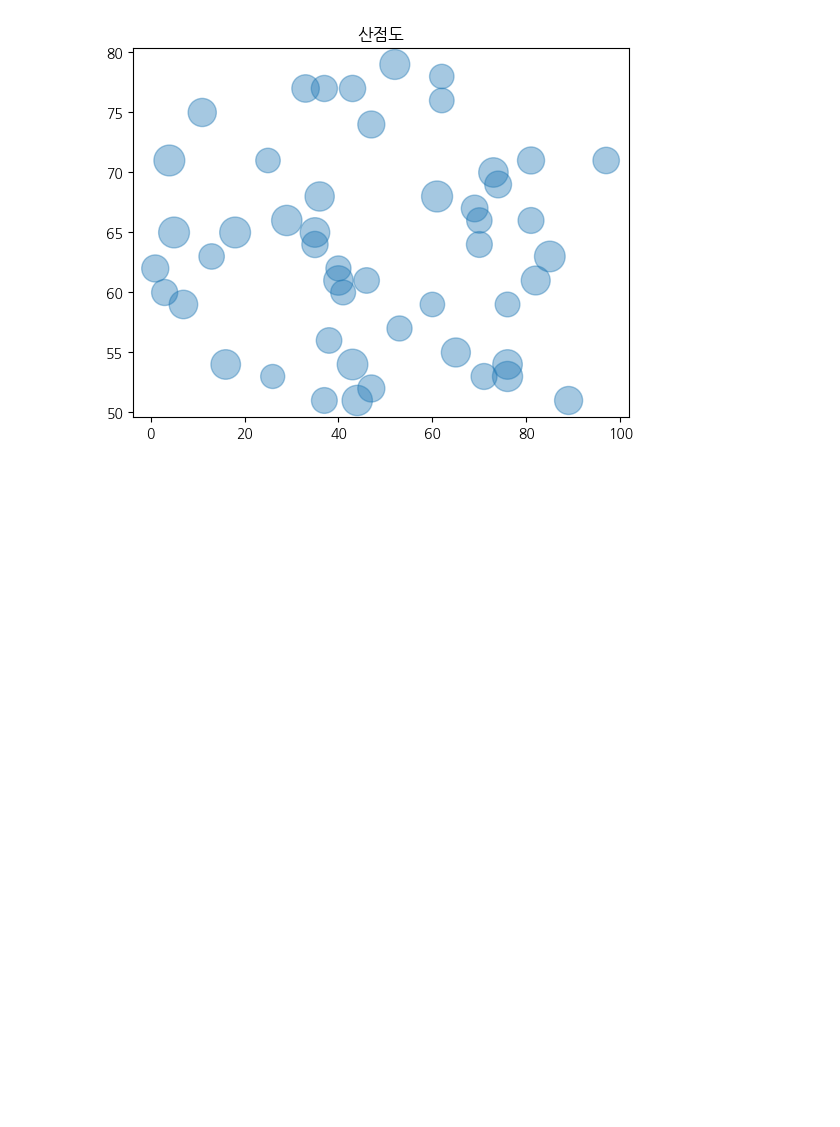
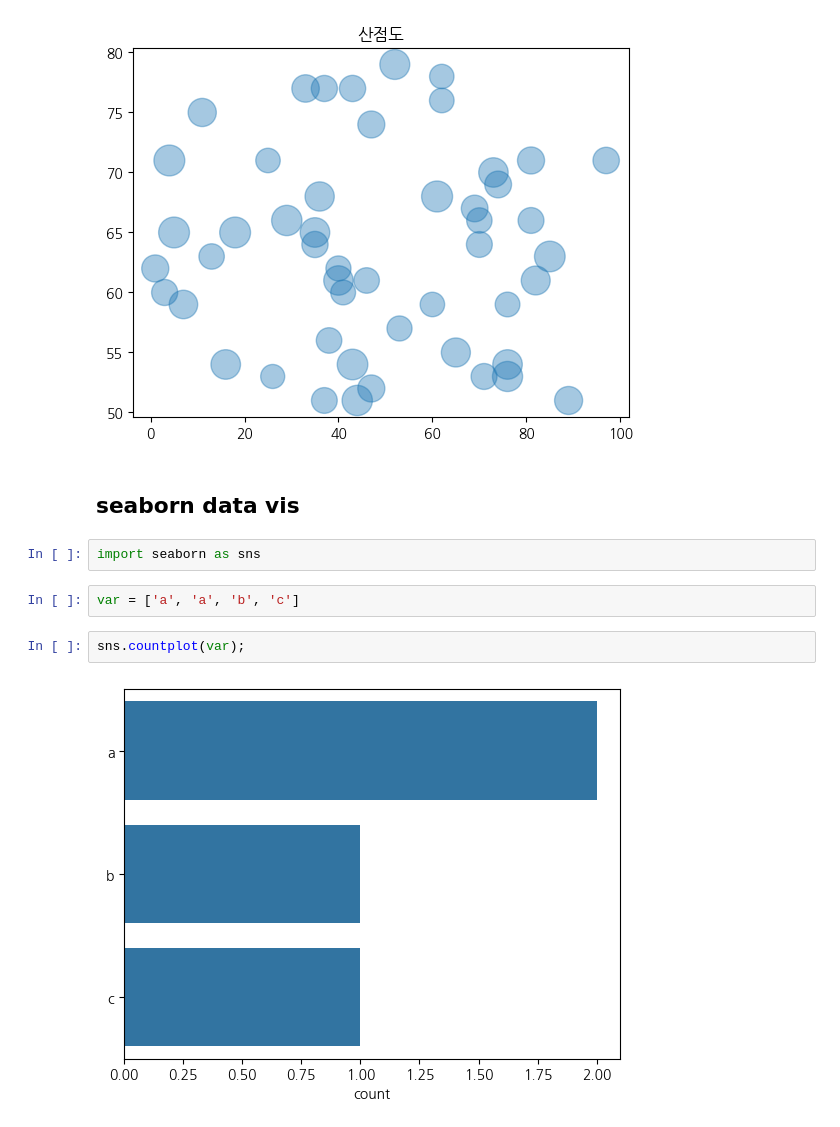
Before and after one commit to widegather1216/2024-1-my-BDA, a Jupyter notebook: inclass/01w_0311_mon_bigdata_basic.ipynb, the cells around one changed output. Saved outputs shown, nothing was run; the diff lists cells and outputs as text; blank space fills up the shorter version.

```diff
--- a/inclass/01w_0311_mon_bigdata_basic.ipynb
+++ b/inclass/01w_0311_mon_bigdata_basic.ipynb
@@ -81,3 +81,13 @@ plt.scatter(x, y, s=s, alpha=.4)
 plt.title('산점도');
 # %% [output]
 [figure]
+# %% [markdown]
+## seaborn data vis
+# %%
+import seaborn as sns
+# %%
+var = ['a', 'a', 'b', 'c']
+# %%
+sns.countplot(var);
+# %% [output]
+[figure, added]
```
Also changed, not shown: parts of 4 cells of this notebook.
